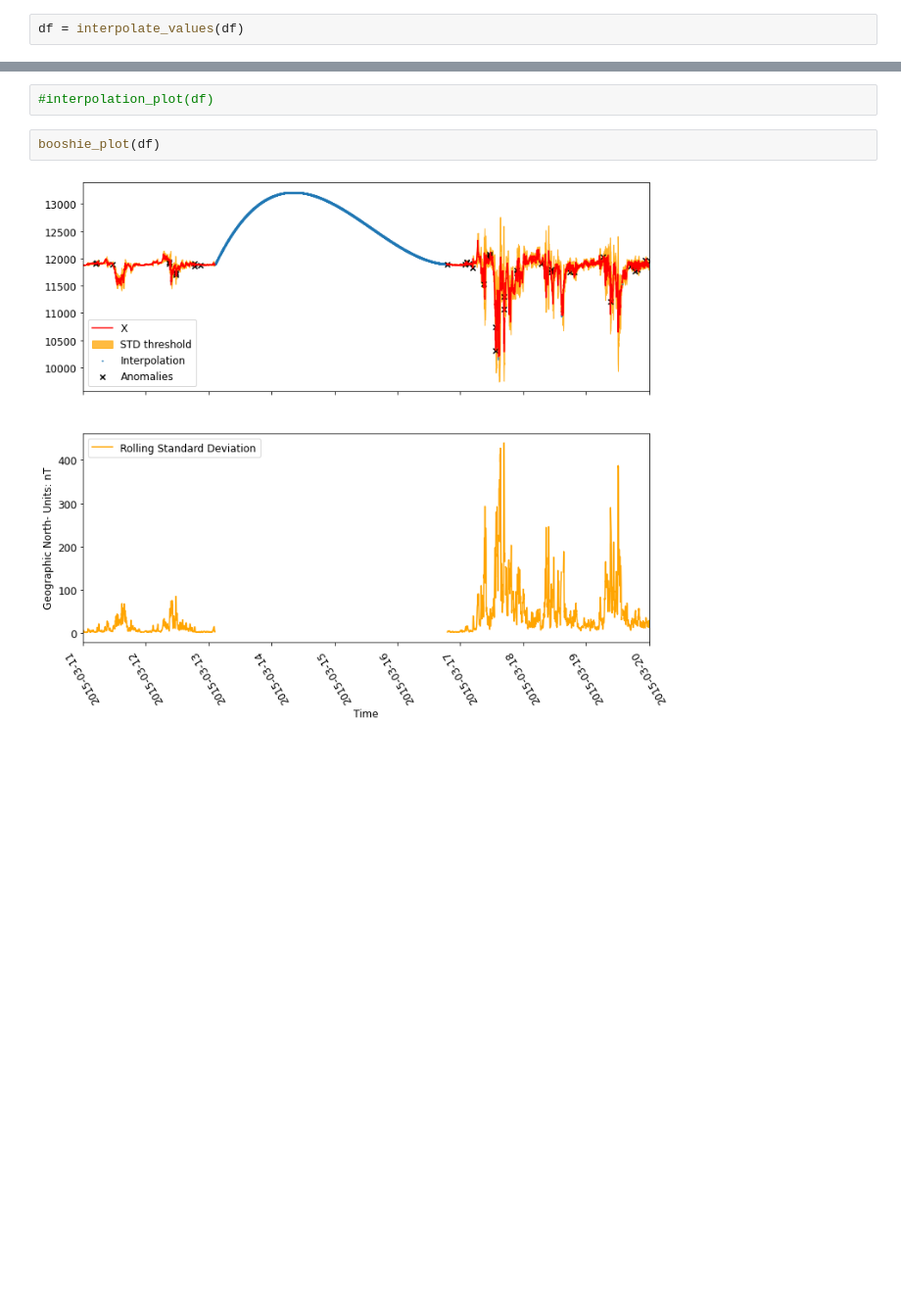
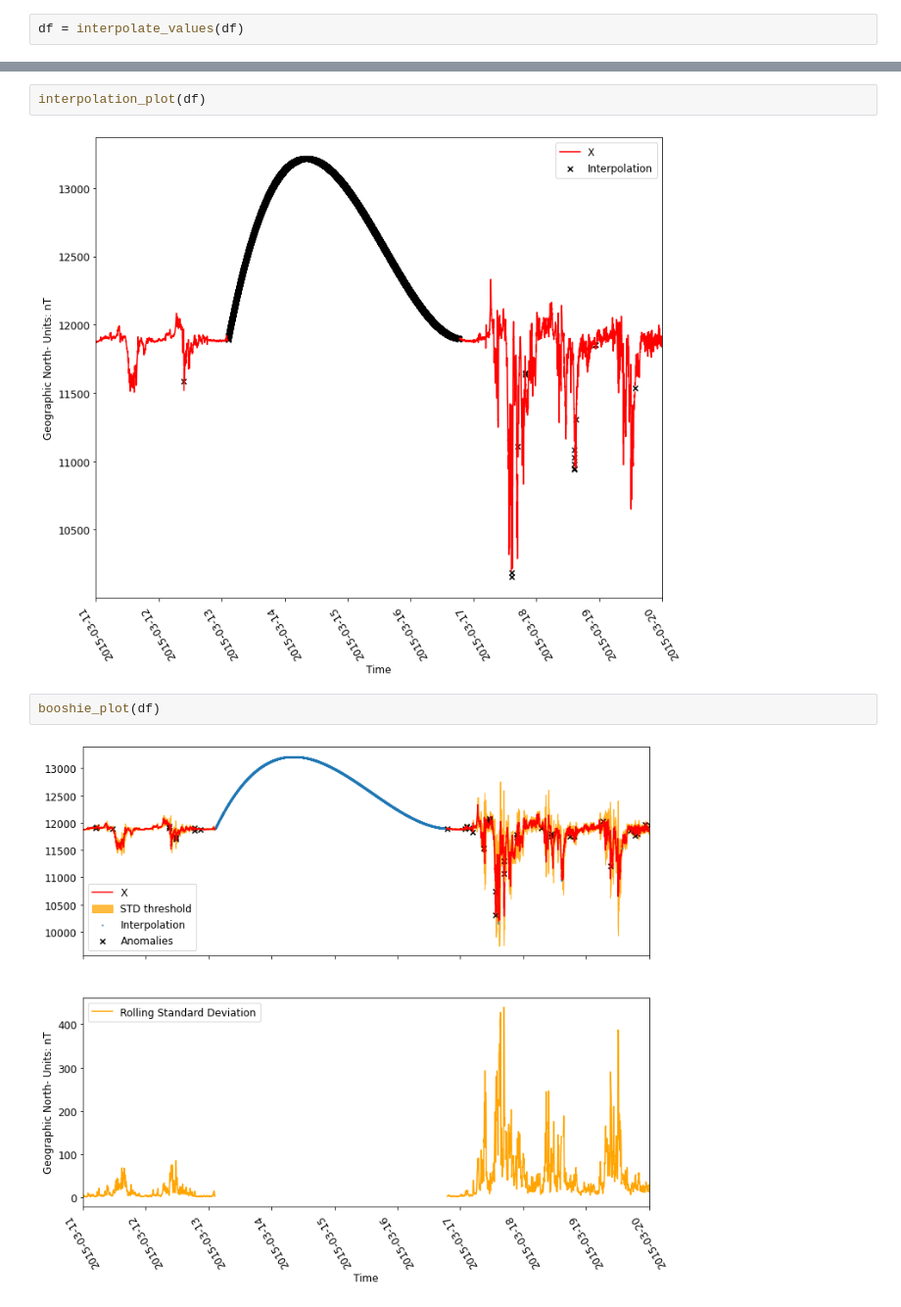
Before and after one commit to GFMoraga/Data-project, a Jupyter notebook: Final_draft.ipynb, the cells around one changed output, grey strips where cells are left out. Shown at 98% size. Cells and saved outputs as stored; diff of their text form; blank space fills up the shorter version.

```diff
--- a/Final_draft.ipynb
+++ b/Final_draft.ipynb
@@ -149,5 +121,7 @@ df
 # %%
-#interpolation_plot(df)
+interpolation_plot(df)
+# %% [output]
+[figure, added]
 # %%
 booshie_plot(df)
 # %% [output]
```
Also changed, not shown: parts of 3 cells of this notebook.
